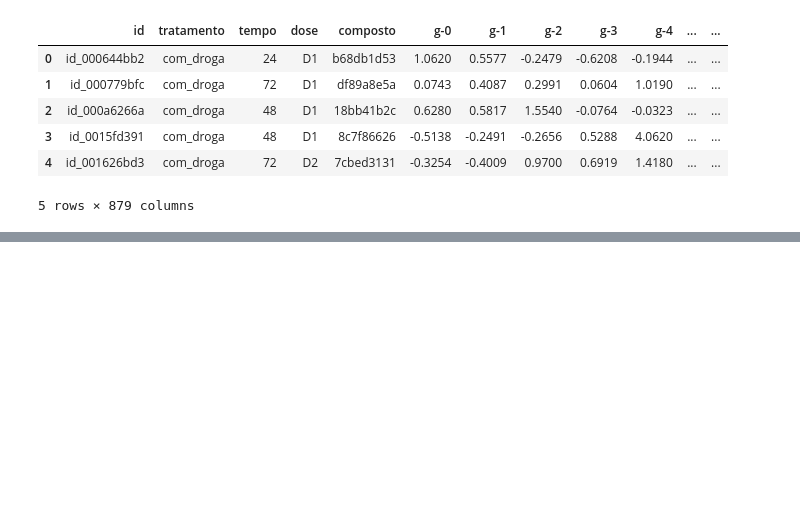
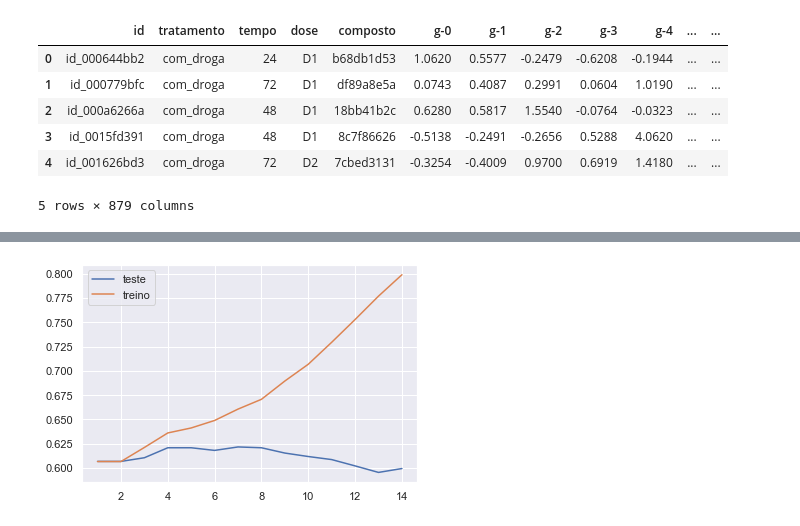
Before and after one commit to guilhermebap/Data-science-personal-study, a Jupyter notebook: Alura/imersaodados3/Aula05.ipynb, the cells around one changed output, grey strips where cells are left out. Cells and saved outputs as stored; diff of their text form; code cells hidden in the pictures; blank space fills up the shorter version.

```diff
--- a/Alura/imersaodados3/Aula05.ipynb
+++ b/Alura/imersaodados3/Aula05.ipynb
@@ -77,0 +127,9 @@ AttributeError: 'str' object has no attribute 'decode'
+# %%
+teste = []
+treino = []
+
+for i in range(1,15):
+    modelo_arvore = DecisionTreeClassifier(max_depth=i)
+    modelo_arvore.fit(X_train, y_train)
+    teste.append(modelo_arvore.score(X_test, y_test))
+    treino.append(modelo_arvore.score(X_train, y_train))
@@ -77,0 +170,6 @@ AttributeError: 'str' object has no attribute 'decode'
+# %%
+sns.lineplot(x=range(1,15), y=teste, label='teste')
+sns.lineplot(x=range(1,15), y=treino, label='treino')
+plt.show()
+# %% [output]
+[figure, added]
```
Also changed, not shown: parts of 16 cells of this notebook.
